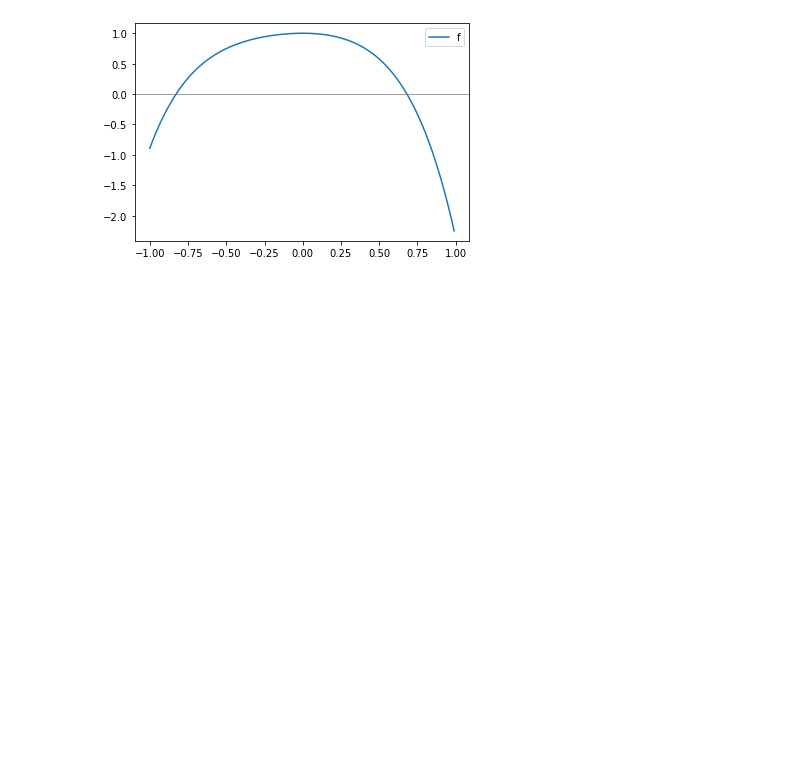
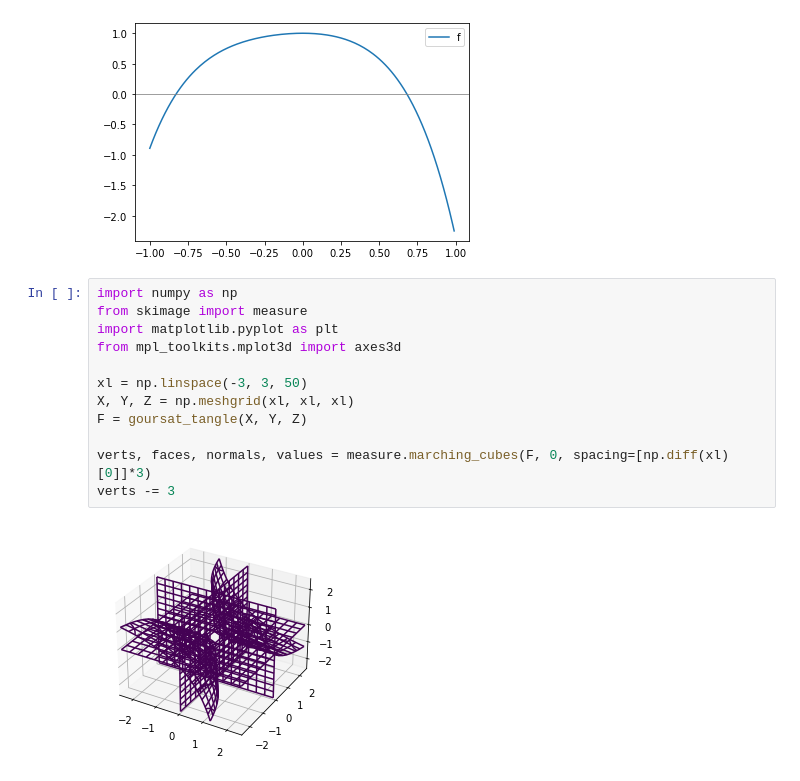
Before and after one commit to vvveracruz/ant, a Jupyter notebook: nb/2022-03-13 cov plots.ipynb, the cells around one changed output. Saved outputs shown, nothing was run; the diff lists cells and outputs as text; blank space fills up the shorter version.

Commit message:
Automated commit  M "nb/2022-03-13 cov plots.ipynb"

```diff
--- a/nb/2022-03-13 cov plots.ipynb
+++ b/nb/2022-03-13 cov plots.ipynb
@@ -21,3 +21,17 @@ plt.axhline(y=0, color='gray', linewidth=0.75)
 # %% [output]
 <matplotlib.lines.Line2D at 0x...>
 [figure]
+# %%
+import numpy as np
+from skimage import measure
+import matplotlib.pyplot as plt
+from mpl_toolkits.mplot3d import axes3d
+
+xl = np.linspace(-3, 3, 50)
+X, Y, Z = np.meshgrid(xl, xl, xl)
+F = goursat_tangle(X, Y, Z)
+
+verts, faces, normals, values = measure.marching_cubes(F, 0, spacing=[np.diff(xl)[0]]*3)
+verts -= 3
+# %% [output]
+[figure, added]
```
